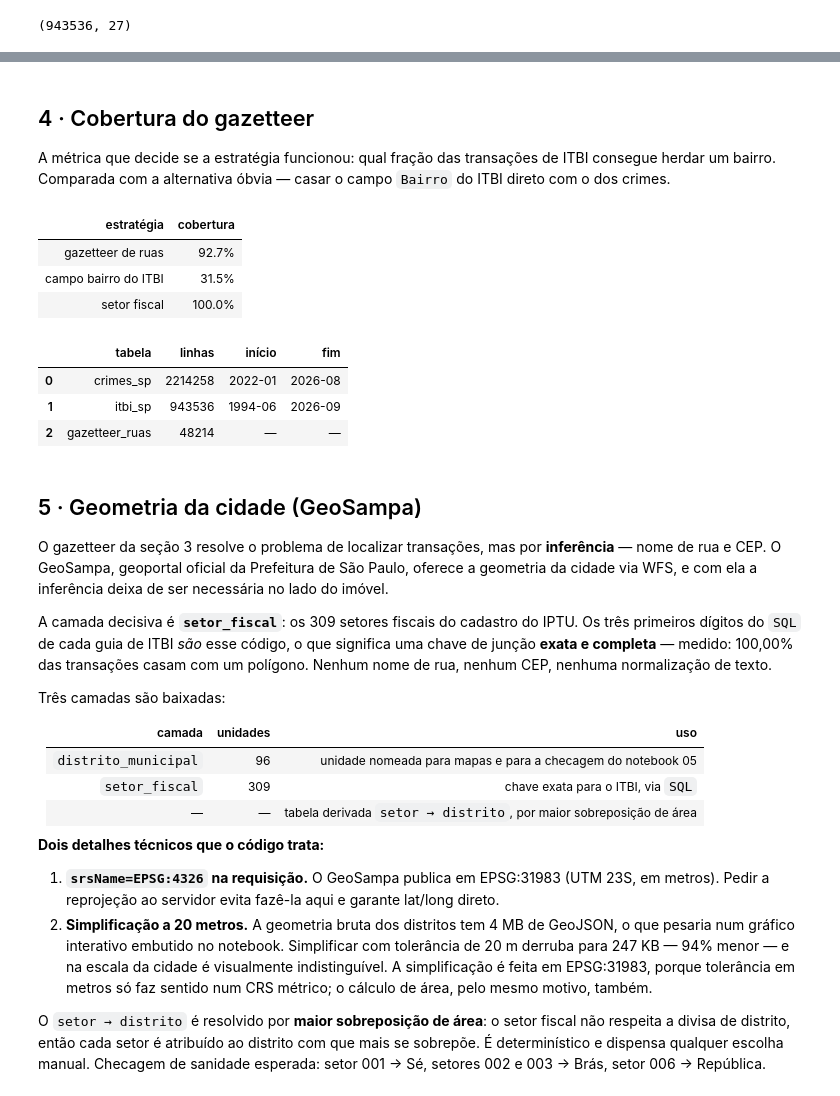
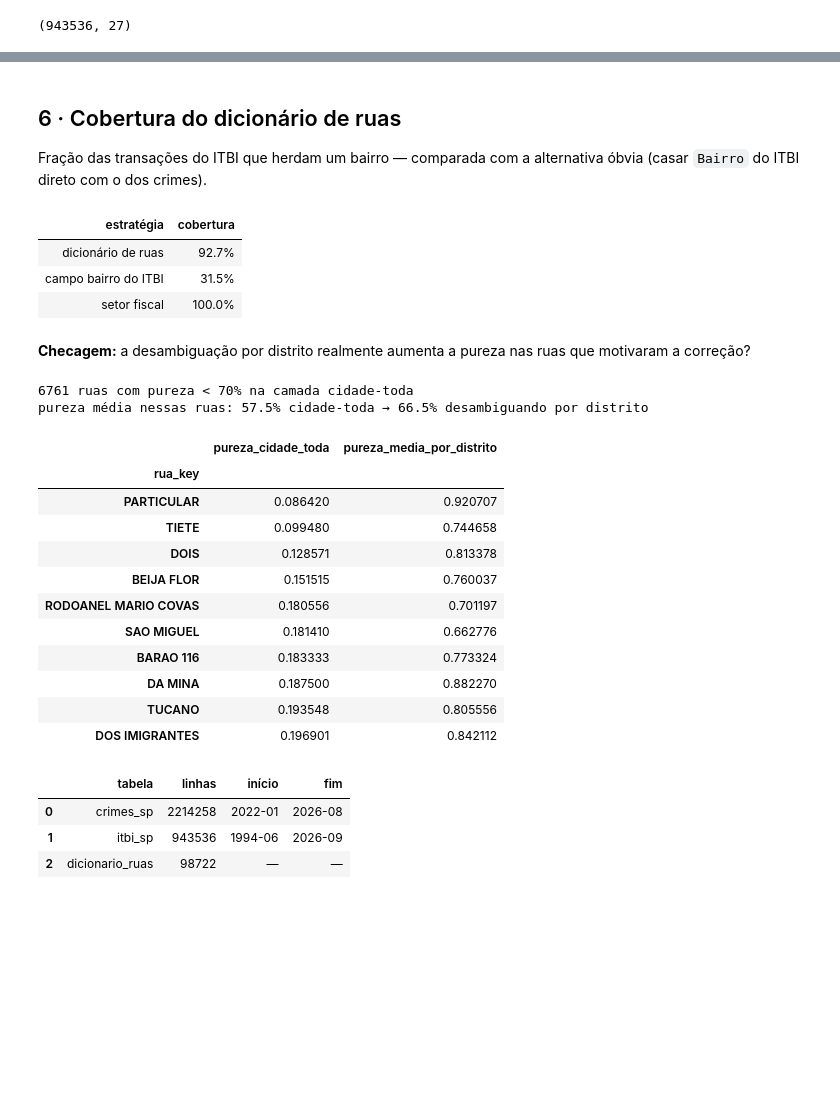
Before and after one commit to Rafa-Russo/Grupo-2, a Jupyter notebook: exploration/Russo/imoveis_sp/01_preparacao.ipynb, the cells around one changed output, grey strips where cells are left out. Saved outputs shown, nothing was run; the diff lists cells and outputs as text; code cells hidden in the pictures; blank space fills up the shorter version.

```diff
--- a/exploration/Russo/imoveis_sp/01_preparacao.ipynb
+++ b/exploration/Russo/imoveis_sp/01_preparacao.ipynb
@@ -357,13 +506,13 @@ gazetteer_ruas: lendo do cache
 # %% [markdown]
-## 4 · Cobertura do gazetteer
+## 6 · Cobertura do dicionário de ruas
 
-A métrica que decide se a estratégia funcionou: qual fração das transações de ITBI consegue herdar um bairro. Comparada com a alternativa óbvia — casar o campo `Bairro` do ITBI direto com o dos crimes.
+Fração das transações do ITBI que herdam um bairro — comparada com a alternativa óbvia (casar `Bairro` do ITBI direto com o dos crimes).
 # %%
 cobertura = pd.DataFrame(
     {
-        "estratégia": ["gazetteer de ruas", "campo bairro do ITBI", "setor fiscal"],
+        "estratégia": ["dicionário de ruas", "campo bairro do ITBI", "setor fiscal"],
         "cobertura": [
-            itbi["rua_key"].isin(set(gazetteer["rua_key"])).mean(),
+            itbi["rua_key"].isin(set(dicionario_ruas["rua_key"])).mean(),
             itbi["bairro_itbi"].isin(set(crimes["bairro"].dropna().unique())).mean(),
             itbi["setor_fiscal"].notna().mean(),
         ],
@@ -372,15 +521,60 @@ cobertura = pd.DataFrame(
 cobertura.style.format({"cobertura": "{:.1%}"}).hide(axis="index")
 # %% [output]
 | estratégia | cobertura |
-| gazetteer de ruas | 92.7% |
+| dicionário de ruas | 92.7% |
 | campo bairro do ITBI | 31.5% |
 | setor fiscal | 100.0% |
+# %% [markdown]
+**Checagem:** a desambiguação por distrito realmente aumenta a pureza nas ruas que motivaram a correção?
+# %%
+def pureza(tabela, chaves):
+    pares = tabela.groupby([*chaves, "bairro"], observed=True).size().rename("n").reset_index()
+    total = pares.groupby(chaves, observed=True)["n"].sum()
+    maximo = pares.groupby(chaves, observed=True)["n"].max()
+    return (maximo / total).rename("pureza")
+
+
+base_pureza = crimes.dropna(subset=["rua_key", "bairro"])
+pureza_cidade = pureza(base_pureza, ["rua_key"])
+ruas_fracas = pureza_cidade[pureza_cidade < 0.70].index
+
+pureza_distrito = pureza(base_pureza.dropna(subset=["distrito"]), ["rua_key", "distrito"])
+pureza_media_por_distrito = (
+    pureza_distrito[pureza_distrito.index.get_level_values("rua_key").isin(ruas_fracas)]
+    .groupby(level="rua_key")
+    .mean()
+)
+
+comparacao = pd.DataFrame({
+    "pureza_cidade_toda": pureza_cidade.loc[ruas_fracas],
+    "pureza_media_por_distrito": pureza_media_por_distrito,
+})
+
+print(f"{len(ruas_fracas)} ruas com pureza < 70% na camada cidade-toda")
+print(f"pureza média nessas ruas: {comparacao['pureza_cidade_toda'].mean():.1%} cidade-toda "
+      f"→ {comparacao['pureza_media_por_distrito'].mean():.1%} desambiguando por distrito")
+comparacao.sort_values("pureza_cidade_toda").head(10)
+# %% [output]
+6761 ruas com pureza < 70% na camada cidade-toda
+pureza média nessas ruas: 57.5% cidade-toda → 66.5% desambiguando por distrito
+|  | pureza_cidade_toda | pureza_media_por_distrito |
+| rua_key |  |  |
+| PARTICULAR | 0.086420 | 0.920707 |
+| TIETE | 0.099480 | 0.744658 |
+| DOIS | 0.128571 | 0.813378 |
+| BEIJA FLOR | 0.151515 | 0.760037 |
+| RODOANEL MARIO COVAS | 0.180556 | 0.701197 |
+| SAO MIGUEL | 0.181410 | 0.662776 |
+| BARAO 116 | 0.183333 | 0.773324 |
+| DA MINA | 0.187500 | 0.882270 |
+| TUCANO | 0.193548 | 0.805556 |
+| DOS IMIGRANTES | 0.196901 | 0.842112 |
 # %%
 pd.DataFrame(
     [
         ("crimes_sp", len(crimes), crimes["mes"].min(), crimes["mes"].max()),
         ("itbi_sp", len(itbi), itbi["mes"].min(), itbi["mes"].max()),
-        ("gazetteer_ruas", len(gazetteer), "—", "—"),
+        ("dicionario_ruas", len(dicionario_ruas), "—", "—"),
     ],
     columns=["tabela", "linhas", "início", "fim"],
 )
@@ -388,25 +582,4 @@ pd.DataFrame(
 |  | tabela | linhas | início | fim |
 | 0 | crimes_sp | 2214258 | 2022-01 | 2026-08 |
 | 1 | itbi_sp | 943536 | 1994-06 | 2026-09 |
-| 2 | gazetteer_ruas | 48214 | — | — |
+| 2 | dicionario_ruas | 98722 | — | — |
-# %% [markdown]
-## 5 · Geometria da cidade (GeoSampa)
-
-O gazetteer da seção 3 resolve o problema de localizar transações, mas por **inferência** — nome de rua e CEP. O GeoSampa, geoportal oficial da Prefeitura de São Paulo, oferece a geometria da cidade via WFS, e com ela a inferência deixa de ser necessária no lado do imóvel.
-
-A camada decisiva é **`setor_fiscal`**: os 309 setores fiscais do cadastro do IPTU. Os três primeiros dígitos do `SQL` de cada guia de ITBI *são* esse código, o que significa uma chave de junção **exata e completa** — medido: 100,00% das transações casam com um polígono. Nenhum nome de rua, nenhum CEP, nenhuma normalização de texto.
-
-Três camadas são baixadas:
-
-| camada | unidades | uso |
-|---|---|---|
-| `distrito_municipal` | 96 | unidade nomeada para mapas e para a checagem do notebook 05 |
-| `setor_fiscal` | 309 | chave exata para o ITBI, via `SQL` |
-| — | — | tabela derivada `setor → distrito`, por maior sobreposição de área |
-
-**Dois detalhes técnicos que o código trata:**
-
-1. **`srsName=EPSG:4326` na requisição.** O GeoSampa publica em EPSG:31983 (UTM 23S, em metros). Pedir a reprojeção ao servidor evita fazê-la aqui e garante lat/long direto.
-2. **Simplificação a 20 metros.** A geometria bruta dos distritos tem 4 MB de GeoJSON, o que pesaria num gráfico interativo embutido no notebook. Simplificar com tolerância de 20 m derruba para 247 KB — 94% menor — e na escala da cidade é visualmente indistinguível. A simplificação é feita em EPSG:31983, porque tolerância em metros só faz sentido num CRS métrico; o cálculo de área, pelo mesmo motivo, também.
-
-O `setor → distrito` é resolvido por **maior sobreposição de área**: o setor fiscal não respeita a divisa de distrito, então cada setor é atribuído ao distrito com que mais se sobrepõe. É determinístico e dispensa qualquer escolha manual. Checagem de sanidade esperada: setor 001 → Sé, setores 002 e 003 → Brás, setor 006 → República.
```
Also changed, not shown: parts of 18 cells of this notebook, 4 other files.
